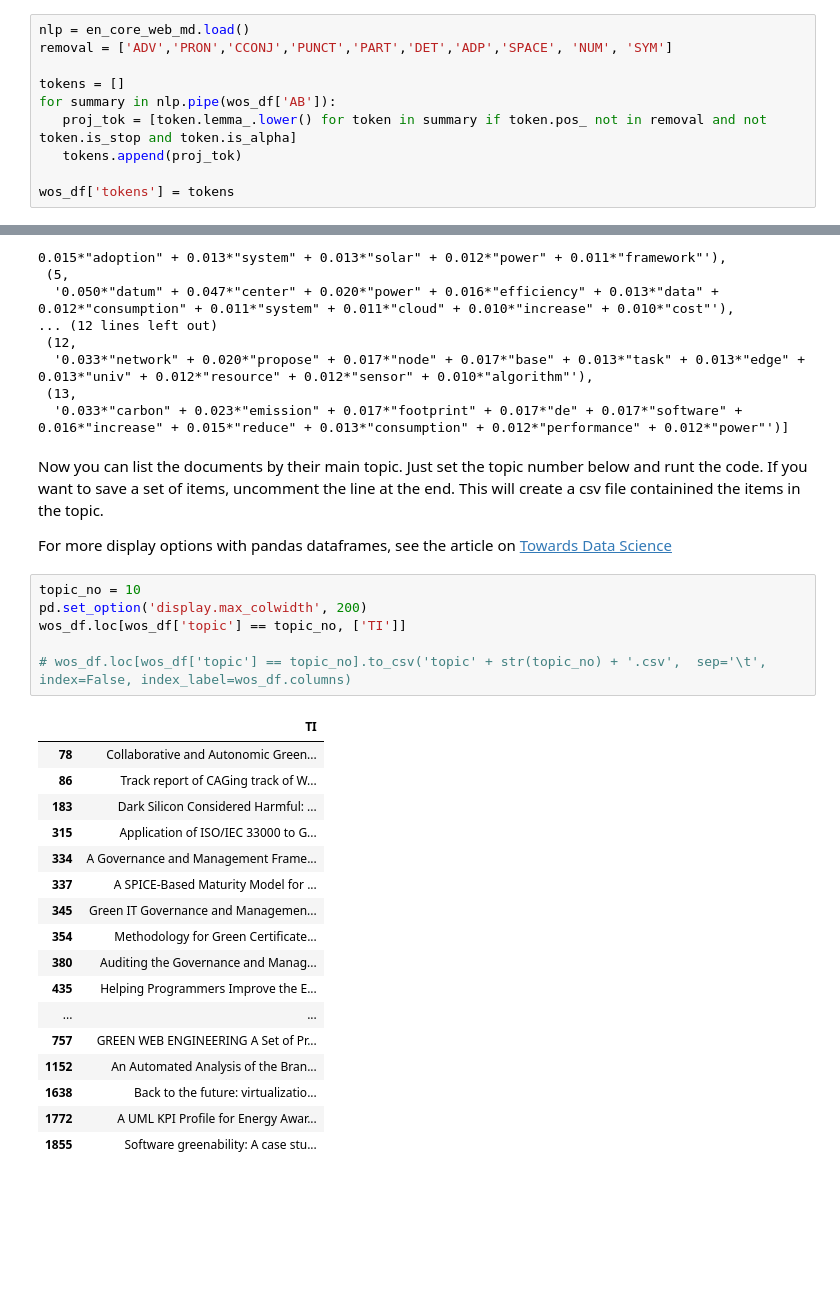
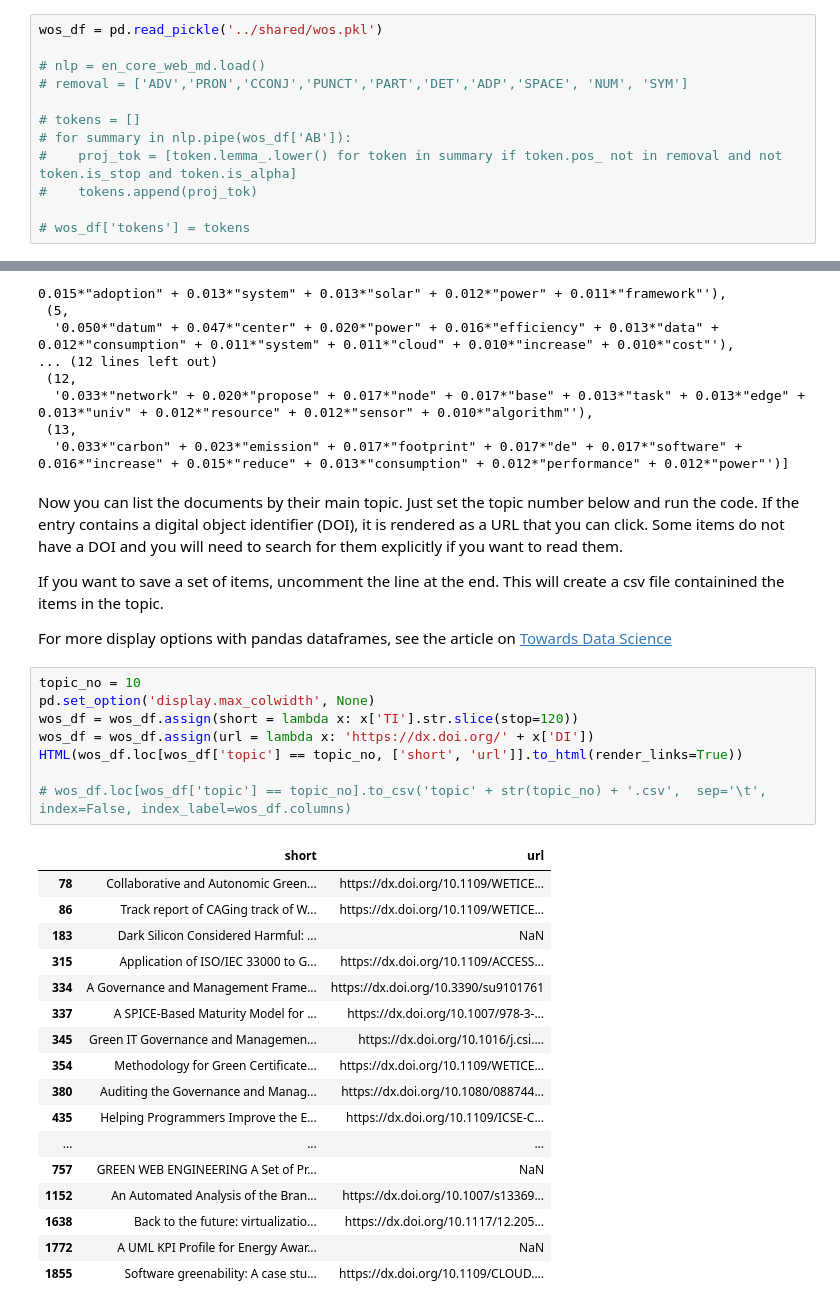
Before and after one commit to coillarach/GreenComputing, a Jupyter notebook: TopicModelling.ipynb, the cells around one changed output, grey strips where cells are left out. Cells and saved outputs as stored; diff of their text form; blank space fills up the shorter version.

```diff
--- a/TopicModelling.ipynb
+++ b/TopicModelling.ipynb
@@ -59,13 +45,15 @@ Natural language processing is performed using a pre-trained model from [spaCy](
 # %%
-nlp = en_core_web_md.load()
-removal = ['ADV','PRON','CCONJ','PUNCT','PART','DET','ADP','SPACE', 'NUM', 'SYM']
+wos_df = pd.read_pickle('../shared/wos.pkl')
 
-tokens = []
-for summary in nlp.pipe(wos_df['AB']):
-   proj_tok = [token.lemma_.lower() for token in summary if token.pos_ not in removal and not token.is_stop and token.is_alpha]
-   tokens.append(proj_tok)
+# nlp = en_core_web_md.load()
+# removal = ['ADV','PRON','CCONJ','PUNCT','PART','DET','ADP','SPACE', 'NUM', 'SYM']
 
-wos_df['tokens'] = tokens
+# tokens = []
+# for summary in nlp.pipe(wos_df['AB']):
+#    proj_tok = [token.lemma_.lower() for token in summary if token.pos_ not in removal and not token.is_stop and token.is_alpha]
+#    tokens.append(proj_tok)
+
+# wos_df['tokens'] = tokens
 # %% [markdown]
 ### Step 3: Create dictionary and corpus
 
@@ -201,30 +186,34 @@ lda_model.print_topics()
  (13,
   '0.033*"carbon" + 0.023*"emission" + 0.017*"footprint" + 0.017*"de" + 0.017*"software" + 0.016*"increase" + 0.015*"reduce" + 0.013*"consumption" + 0.012*"performance" + 0.012*"power"')]
 # %% [markdown]
-Now you can list the documents by their main topic. Just set the topic number below and runt the code. If you want to save a set of items, uncomment the line at the end. This will create a csv file containined the items in the topic.
+Now you can list the documents by their main topic. Just set the topic number below and run the code. If the entry contains a digital object identifier (DOI), it is rendered as a URL that you can click. Some items do not have a DOI and you will need to search for them explicitly if you want to read them.
+
+If you want to save a set of items, uncomment the line at the end. This will create a csv file containined the items in the topic.
 
 For more display options with pandas dataframes, see the article on [Towards Data Science](https://towardsdatascience.com/6-tips-to-customize-the-display-of-your-pandas-data-frame-ce5a8caa7783)
 # %%
 topic_no = 10
-pd.set_option('display.max_colwidth', 200)
-wos_df.loc[wos_df['topic'] == topic_no, ['TI']]
+pd.set_option('display.max_colwidth', None)
+wos_df = wos_df.assign(short = lambda x: x['TI'].str.slice(stop=120))
+wos_df = wos_df.assign(url = lambda x: 'https://dx.doi.org/' + x['DI'])
+HTML(wos_df.loc[wos_df['topic'] == topic_no, ['short', 'url']].to_html(render_links=True))
 
 # wos_df.loc[wos_df['topic'] == topic_no].to_csv('topic' + str(topic_no) + '.csv',  sep='\t', index=False, index_label=wos_df.columns)
 # %% [output]
-|  | TI |
-| 78 | Collaborative and Autonomic Green... |
-| 86 | Track report of CAGing track of W... |
-| 183 | Dark Silicon Considered Harmful: ... |
-| 315 | Application of ISO/IEC 33000 to G... |
-| 334 | A Governance and Management Frame... |
-| 337 | A SPICE-Based Maturity Model for ... |
-| 345 | Green IT Governance and Managemen... |
-| 354 | Methodology for Green Certificate... |
-| 380 | Auditing the Governance and Manag... |
-| 435 | Helping Programmers Improve the E... |
-| ... | ... |
-| 757 | GREEN WEB ENGINEERING A Set of Pr... |
-| 1152 | An Automated Analysis of the Bran... |
-| 1638 | Back to the future: virtualizatio... |
-| 1772 | A UML KPI Profile for Energy Awar... |
-| 1855 | Software greenability: A case stu... |
+|  | short | url |
+| 78 | Collaborative and Autonomic Green... | https://dx.doi.org/10.1109/WETICE... |
+| 86 | Track report of CAGing track of W... | https://dx.doi.org/10.1109/WETICE... |
+| 183 | Dark Silicon Considered Harmful: ... | NaN |
+| 315 | Application of ISO/IEC 33000 to G... | https://dx.doi.org/10.1109/ACCESS... |
+| 334 | A Governance and Management Frame... | https://dx.doi.org/10.3390/su9101761 |
+| 337 | A SPICE-Based Maturity Model for ... | https://dx.doi.org/10.1007/978-3-... |
+| 345 | Green IT Governance and Managemen... | https://dx.doi.org/10.1016/j.csi.... |
+| 354 | Methodology for Green Certificate... | https://dx.doi.org/10.1109/WETICE... |
+| 380 | Auditing the Governance and Manag... | https://dx.doi.org/10.1080/088744... |
+| 435 | Helping Programmers Improve the E... | https://dx.doi.org/10.1109/ICSE-C... |
+| ... | ... | ... |
+| 757 | GREEN WEB ENGINEERING A Set of Pr... | NaN |
+| 1152 | An Automated Analysis of the Bran... | https://dx.doi.org/10.1007/s13369... |
+| 1638 | Back to the future: virtualizatio... | https://dx.doi.org/10.1117/12.205... |
+| 1772 | A UML KPI Profile for Energy Awar... | NaN |
+| 1855 | Software greenability: A case stu... | https://dx.doi.org/10.1109/CLOUD.... |
```
Also changed, not shown: parts of 8 cells of this notebook.
